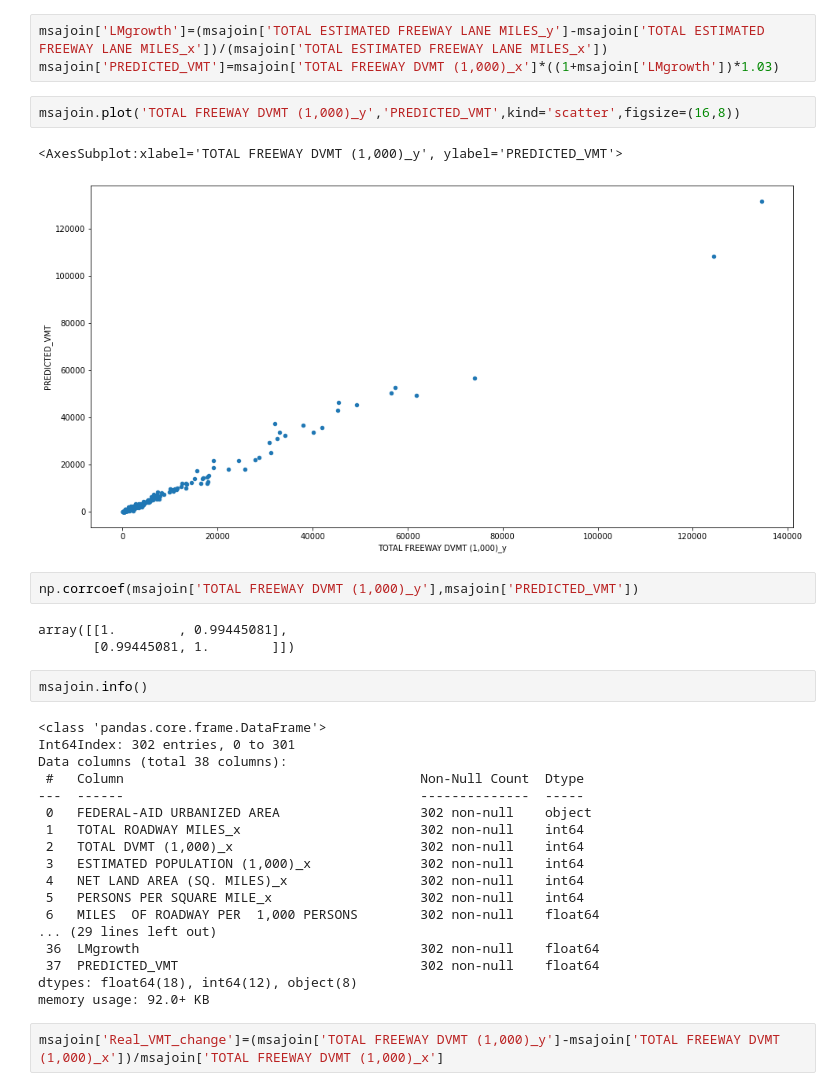
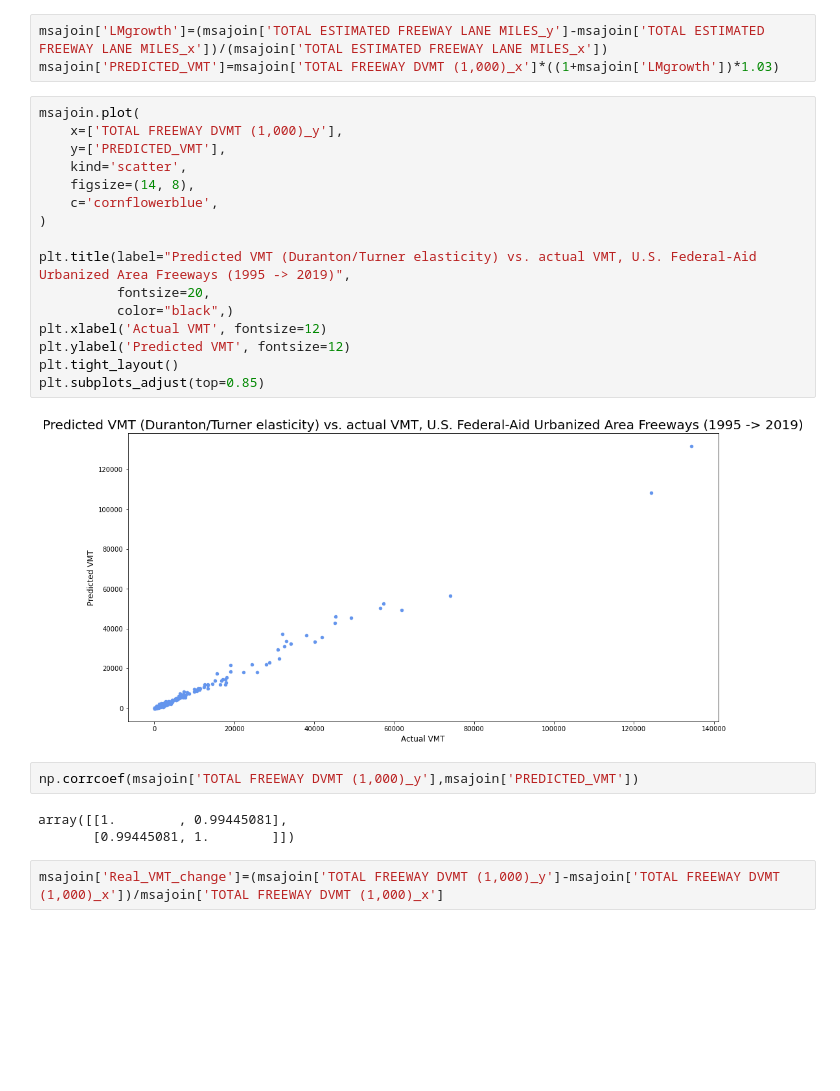
Before and after one commit to michaelrosen3/backfilling, a Jupyter notebook: MSA_CHARTS_9_26_22.ipynb, the cells around one changed output. Drawn from its saved outputs; the diff is of its cells as text; blank space fills up the shorter version.

```diff
--- a/MSA_CHARTS_9_26_22.ipynb
+++ b/MSA_CHARTS_9_26_22.ipynb
@@ -37,35 +28,28 @@ msajoin=msa_1995.merge(msa_2019,how='inner',on='name')
 msajoin['LMgrowth']=(msajoin['TOTAL ESTIMATED FREEWAY LANE MILES_y']-msajoin['TOTAL ESTIMATED FREEWAY LANE MILES_x'])/(msajoin['TOTAL ESTIMATED FREEWAY LANE MILES_x'])
 msajoin['PREDICTED_VMT']=msajoin['TOTAL FREEWAY DVMT (1,000)_x']*((1+msajoin['LMgrowth'])*1.03)
 # %%
-msajoin.plot('TOTAL FREEWAY DVMT (1,000)_y','PREDICTED_VMT',kind='scatter',figsize=(16,8))
+msajoin.plot(
+    x=['TOTAL FREEWAY DVMT (1,000)_y'],
+    y=['PREDICTED_VMT'],
+    kind='scatter',
+    figsize=(14, 8),
+    c='cornflowerblue',
+)
+
+plt.title(label="Predicted VMT (Duranton/Turner elasticity) vs. actual VMT, U.S. Federal-Aid Urbanized Area Freeways (1995 -> 2019)",
+          fontsize=20,
+          color="black",)
+plt.xlabel('Actual VMT', fontsize=12)
+plt.ylabel('Predicted VMT', fontsize=12)
+plt.tight_layout()
+plt.subplots_adjust(top=0.85)
 # %% [output]
-<AxesSubplot:xlabel='TOTAL FREEWAY DVMT (1,000)_y', ylabel='PREDICTED_VMT'>
-[figure, old version]
+[figure, new version]
 # %%
 np.corrcoef(msajoin['TOTAL FREEWAY DVMT (1,000)_y'],msajoin['PREDICTED_VMT'])
 # %% [output]
 array([[1.        , 0.99445081],
        [0.99445081, 1.        ]])
-# %%
-msajoin.info()
-# %% [output]
-<class 'pandas.core.frame.DataFrame'>
-Int64Index: 302 entries, 0 to 301
-Data columns (total 38 columns):
- #   Column                                      Non-Null Count  Dtype
----  ------                                      --------------  -----
- 0   FEDERAL-AID URBANIZED AREA                  302 non-null    object
- 1   TOTAL ROADWAY MILES_x                       302 non-null    int64
- 2   TOTAL DVMT (1,000)_x                        302 non-null    int64
- 3   ESTIMATED POPULATION (1,000)_x              302 non-null    int64
- 4   NET LAND AREA (SQ. MILES)_x                 302 non-null    int64
- 5   PERSONS PER SQUARE MILE_x                   302 non-null    int64
- 6   MILES  OF ROADWAY PER  1,000 PERSONS        302 non-null    float64
-... (29 lines left out)
- 36  LMgrowth                                    302 non-null    float64
- 37  PREDICTED_VMT                               302 non-null    float64
-dtypes: float64(18), int64(12), object(8)
-memory usage: 92.0+ KB
 # %%
 msajoin['Real_VMT_change']=(msajoin['TOTAL FREEWAY DVMT (1,000)_y']-msajoin['TOTAL FREEWAY DVMT (1,000)_x'])/msajoin['TOTAL FREEWAY DVMT (1,000)_x']
 # %%
```
Also changed, not shown: parts of 4 cells of this notebook, 2 other files.
